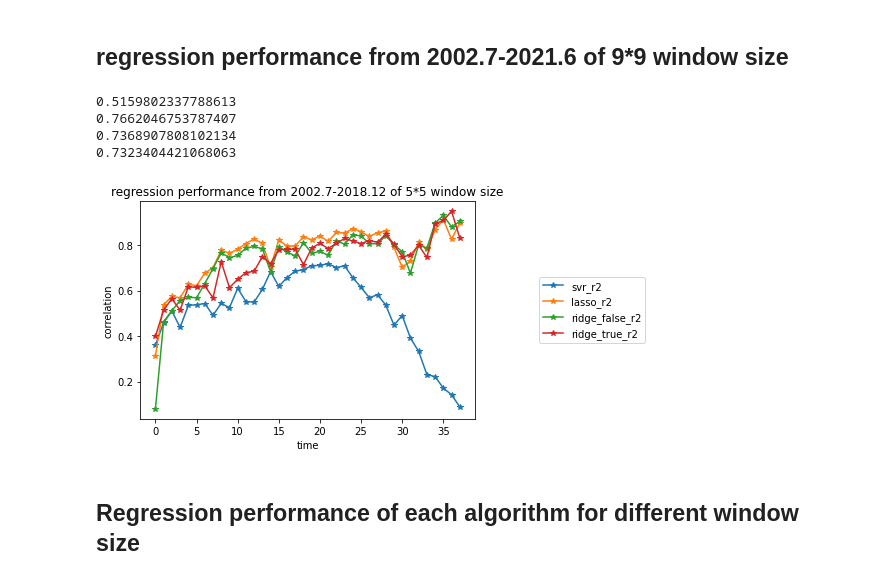
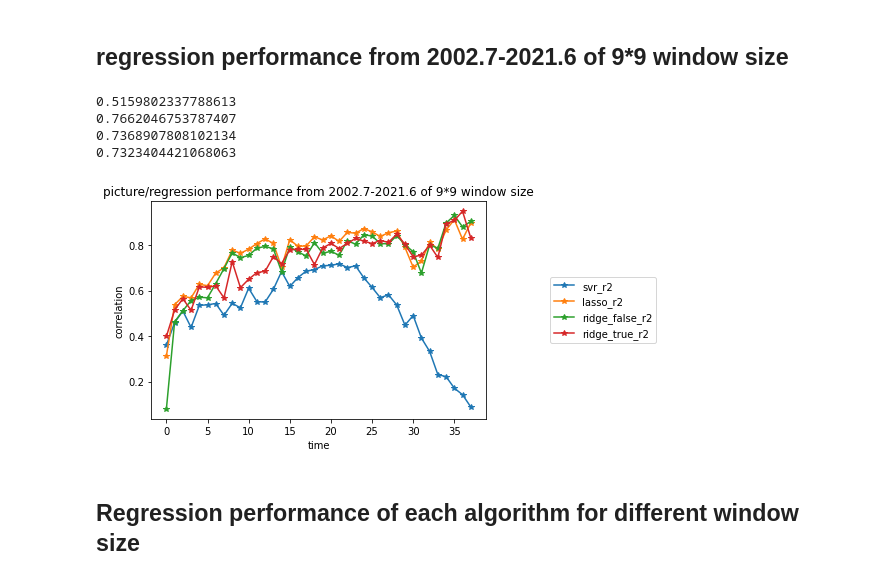
Before and after one commit to jiashenggu/ai_in_bio, a Jupyter notebook: pubmed_figure_2022.ipynb, the cells around one changed output. Saved outputs shown, nothing was run; the diff lists cells and outputs as text; code cells hidden in the pictures.

```diff
--- a/pubmed_figure_2022.ipynb
+++ b/pubmed_figure_2022.ipynb
@@ -99,25 +103,26 @@ plt.show()
 # %%
 import pandas as pd
 reg_results = pd.read_csv("window_size_9.csv", index_col=0)
 reg_results = reg_results[4:-1]
 import matplotlib.pyplot as plt
 from statistics import mean
 plt.xlabel("time")
 plt.ylabel("correlation")
 x=[i for i in range(0,38)]
 for model in ['svr_r2', 'lasso_r2', 'ridge_false_r2', 'ridge_true_r2']:
     plt.plot(x, reg_results[model], '-*', label=model)
     print(mean(reg_results[model]))
 
 plt.legend(loc=10, bbox_to_anchor=(1.35, 0.5))
-plt.title("regression performance from 2002.7-2018.12 of 5*5 window size")
+plt.title("picture/regression performance from 2002.7-2021.6 of 9*9 window size")
+plt.savefig("picture/regression_performance_window_size_9.pdf")
 plt.show()
 # %% [output]
 0.5159802337788613
 0.7662046753787407
 0.7368907808102134
 0.7323404421068063
-[figure, old version]
+[figure, new version]
 # %% [markdown]
 ## Regression performance of each algorithm for different window size
 # %%
```
Also changed, not shown: parts of 8 cells of this notebook, 19 other files.
